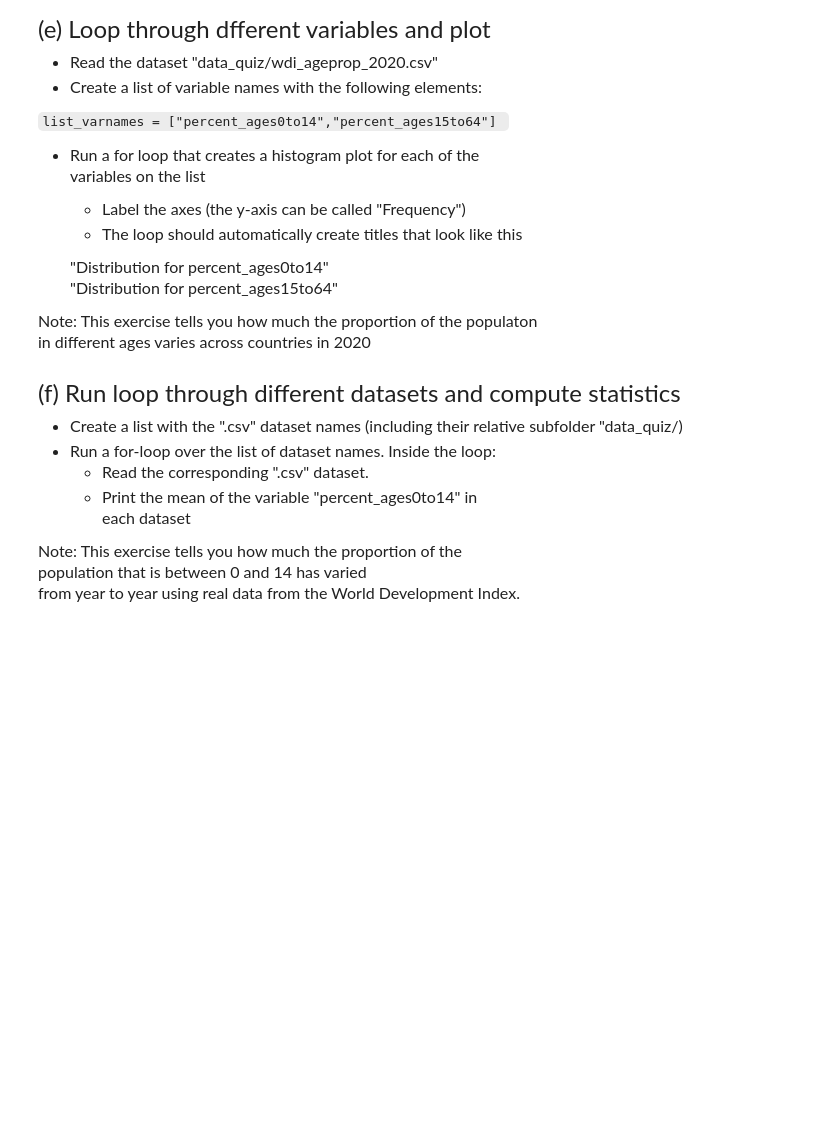
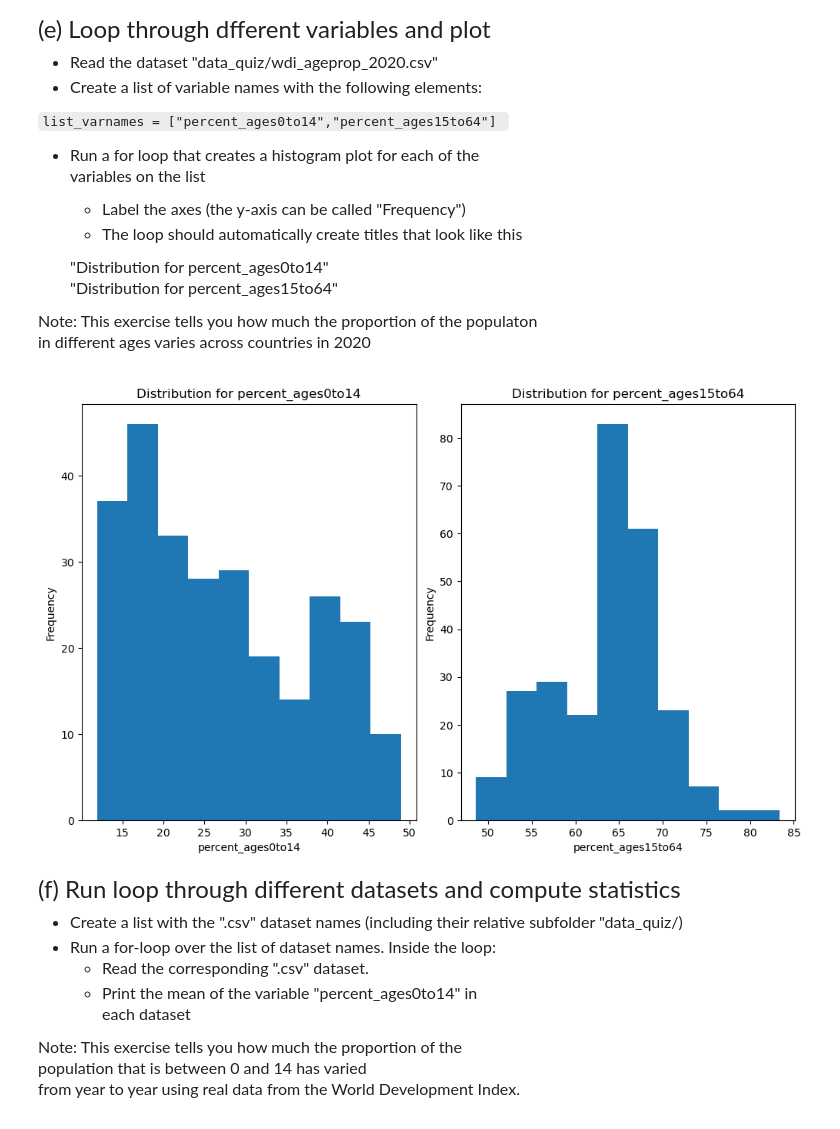
Before and after one commit to tomas3603/qtm151spring2024, a Jupyter notebook: Quiz1/Quiz 1.ipynb, the cells around one changed output. Saved outputs shown, nothing was run; the diff lists cells and outputs as text; code cells hidden in the pictures; blank space fills up the shorter version.

```diff
--- a/Quiz1/Quiz 1.ipynb
+++ b/Quiz1/Quiz 1.ipynb
@@ -204,3 +215,19 @@ in different ages varies across countries in 2020
+# %%
+# Write your answer here:
+
+data3 = pd.read_csv('data_quiz/wdi_ageprop_2020.csv')
+list_varnames = ["percent_ages0to14","percent_ages15to64"]
+
+fig, list_subfig = plt.subplots(1,len(list_varnames),figsize = [10,6])
+plt.tight_layout()
+
+for i in range(len(list_varnames)):
+    list_subfig[i].hist(data3[list_varnames[i]])
+    list_subfig[i].set_title("Distribution for " + list_varnames[i])
+    list_subfig[i].set_ylabel("Frequency")
+    list_subfig[i].set_xlabel(list_varnames[i])
+# %% [output]
+[figure, added]
 # %% [markdown]
 <font size = "5">
 
```
Also changed, not shown: parts of 7 cells of this notebook, 1 other file.
